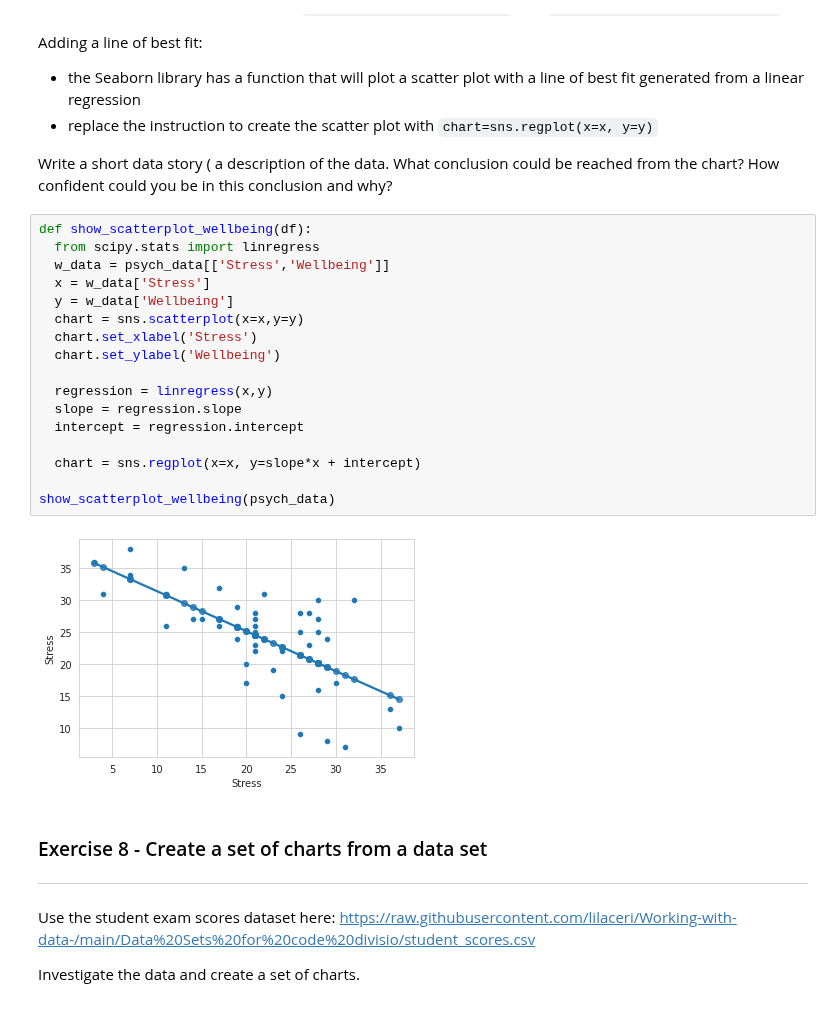
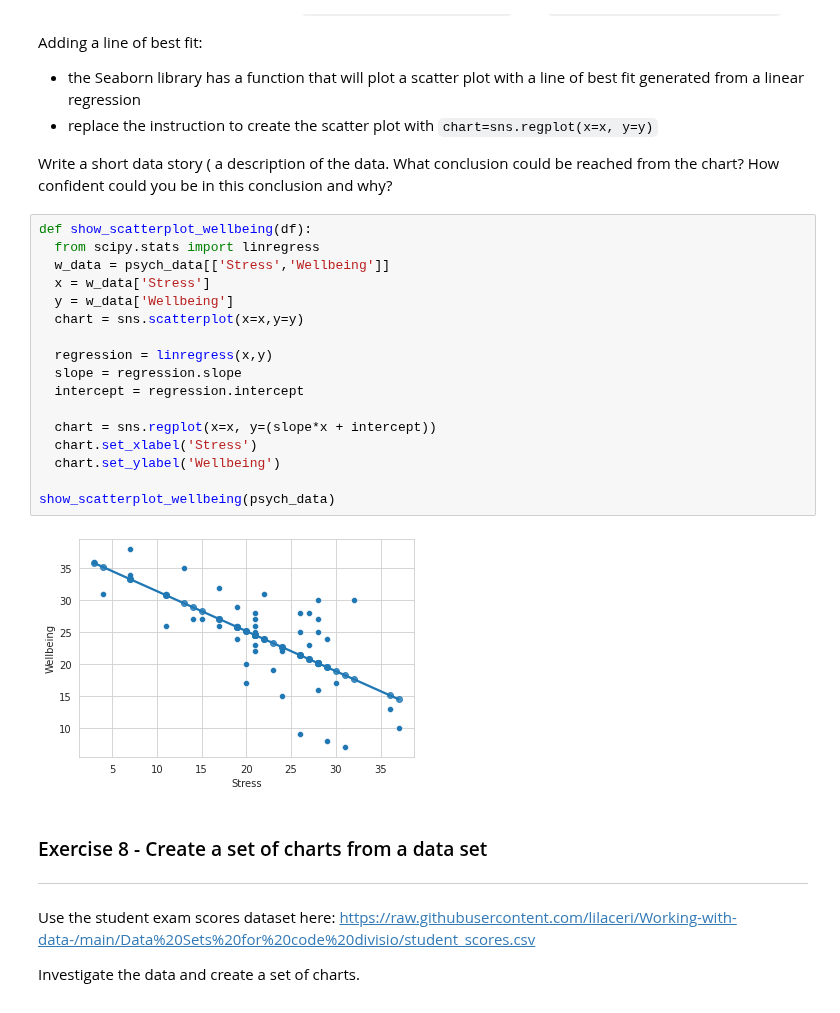
Before and after one commit to Imran-Github22/Imran-Farooqui, a Jupyter notebook: 7_2_Visualisation_with_Seaborn.ipynb, the cells around one changed output. Drawn from its saved outputs; the diff is of its cells as text.

```diff
--- a/7_2_Visualisation_with_Seaborn.ipynb
+++ b/7_2_Visualisation_with_Seaborn.ipynb
@@ -262,22 +262,22 @@ Write a short data story ( a description of the data.  What conclusion could be
 # %%
 def show_scatterplot_wellbeing(df):
   from scipy.stats import linregress
   w_data = psych_data[['Stress','Wellbeing']]
   x = w_data['Stress']
   y = w_data['Wellbeing']
   chart = sns.scatterplot(x=x,y=y)
-  chart.set_xlabel('Stress')
-  chart.set_ylabel('Wellbeing')
 
   regression = linregress(x,y)
   slope = regression.slope
   intercept = regression.intercept
 
-  chart = sns.regplot(x=x, y=slope*x + intercept)
+  chart = sns.regplot(x=x, y=(slope*x + intercept))
+  chart.set_xlabel('Stress')
+  chart.set_ylabel('Wellbeing')
 
 show_scatterplot_wellbeing(psych_data)
 # %% [output]
-[figure, old version]
+[figure, new version]
 # %% [markdown]
 ### Exercise 8 - Create a set of charts from a data set
 ---
```
